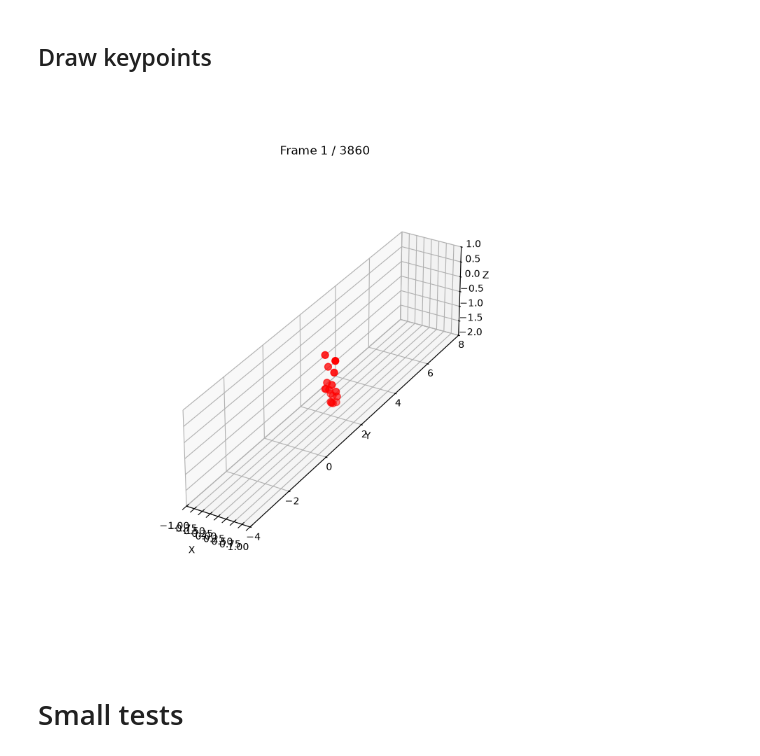
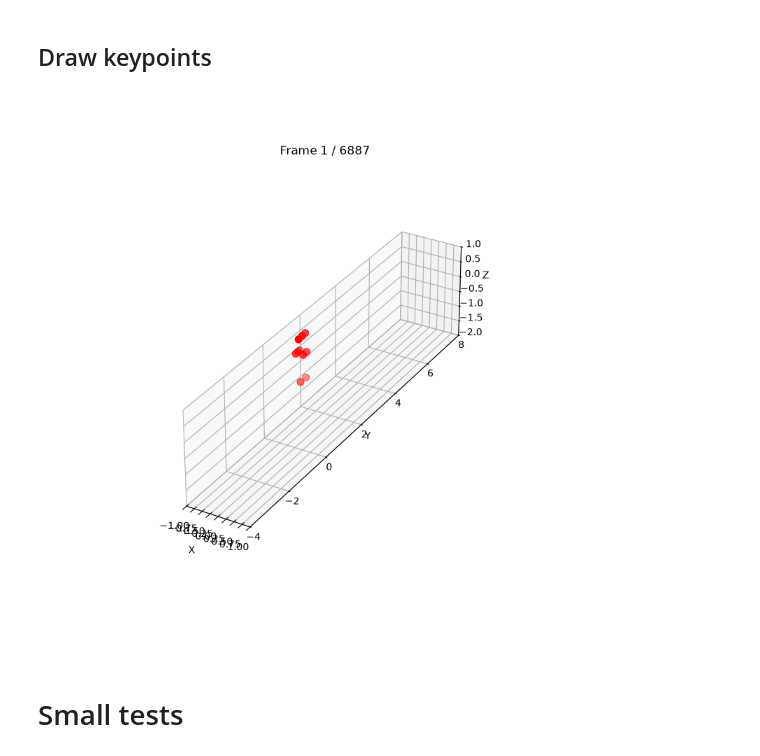
Before and after one commit to MateUnger/Realsense, a Jupyter notebook: test.ipynb, the cells around one changed output. Saved outputs shown, nothing was run; the diff lists cells and outputs as text; code cells hidden in the pictures.

```diff
--- a/test.ipynb
+++ b/test.ipynb
@@ -861,3 +858,36 @@ max reprojection error: 0.5488013
+# %%
+import os
+import json
+import numpy as np
+import matplotlib.pyplot as plt
+%matplotlib ipympl
+from util import load_keypoints_and_labels, get_velocity_and_acceleration, filter_keypoints_stereo, get_frame_times, resample_keypoints_to_rate,stereo_to_qualisys_axes, labels_17
+recording_name = 'pq1'
+filename_timestamps = os.path.join('data', recording_name, recording_name + '_timestamps.bin')
+filename_metadata = os.path.join('data', recording_name, recording_name+'_metadata.json')
+filename_keypoints_3d_global = os.path.join('data',recording_name,recording_name+'_keypoints_3d_global.npy')
+filename_stereo_keypoints = os.path.join('data', recording_name, recording_name+'_stereo.npz')
+
+
+for filename in [filename_timestamps, filename_metadata, filename_keypoints_3d_global]:
+    if not os.path.exists(filename):
+        raise FileNotFoundError(f'File {filename} does not exist')
+
+with open(filename_metadata) as f:
+    metadata = json.load(f)
+
+keypoints_3d_global = np.load(filename_keypoints_3d_global)
+labels = labels_17
+frames, times, fps = get_frame_times(filename_timestamps, n_frames=len(keypoints_3d_global))
+keypoints_3d_filtered = filter_keypoints_stereo(keypoints_3d_global[frames], sampling_rate=fps, cutoffs=(3, 3, 5))
+keypoints_3d_resampled, _ = resample_keypoints_to_rate(keypoints_3d_filtered, times, 100)
+keypoints_3d_axis_swap = stereo_to_qualisys_axes(keypoints_3d_resampled)
+
+np.savez(
+    filename_stereo_keypoints,
+    labels=labels,
+    keypoints=keypoints_3d_axis_swap
+)
 # %% [markdown]
 # Qualisys preprocessing
 # %%
@@ -970,7 +995,7 @@ import pyrealsense2 as rs
 import matplotlib.pyplot as plt
 %matplotlib ipympl
 
-recording_name = "w2"
+recording_name = "pq1"
 filename_metadata = os.path.join("data", recording_name, recording_name + "_metadata.json")
 filename_color_video = os.path.join('data', recording_name, recording_name+'_color.mp4')
 filename_depth_video = os.path.join('data', recording_name, recording_name+'_depth.mkv')
@@ -1220,8 +1249,8 @@ plt.close('all')
 fig = plt.figure(figsize=(8, 8))
 ax = fig.add_subplot(111, projection="3d")
 
-keypoints = stereo_keypoints
-# keypoints = qualisys_keypoints
+# keypoints = stereo_keypoints
+keypoints = qualisys_keypoints
 
 def update():
     ax.clear()
@@ -1243,34 +1272,34 @@ def update():
     ax.set_xlim(x_min,x_max)
     ax.set_ylim(y_min,y_max)
     ax.set_zlim(z_min,z_max)
     ax.set_box_aspect([x_max-x_min, y_max-y_min, z_max-z_min])
 
     fig.canvas.draw_idle()
 
 
 def on_key(event):
     global frame
 
     if event.key == "right":
         frame = min(frame + 1, len(keypoints) - 1)
         update()
 
     elif event.key == "left":
         frame = max(frame - 1, 0)
         update()
     elif event.key == "up":
         frame = min(frame + 30, len(keypoints) - 1)
         update()
     elif event.key == "down":
         frame = max(frame - 30, 0)
         update()
 
 fig.canvas.mpl_connect("key_press_event", on_key)
 
 update()
 plt.show()
 # %% [output]
-[figure, old version]
+[figure, new version]
 # %% [markdown]
 # Small tests
 # %% [markdown]
```
Also changed, not shown: parts of 4 cells of this notebook, 3 other files.
